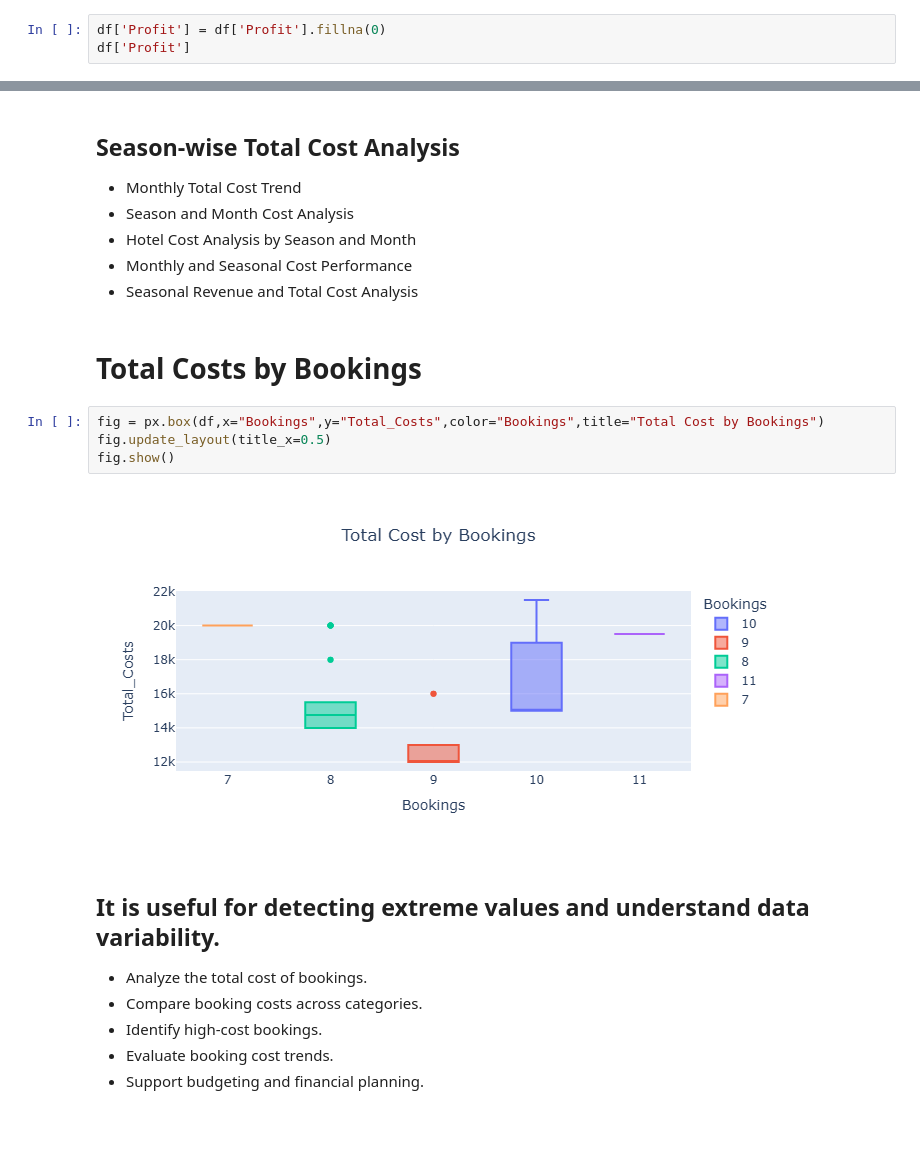
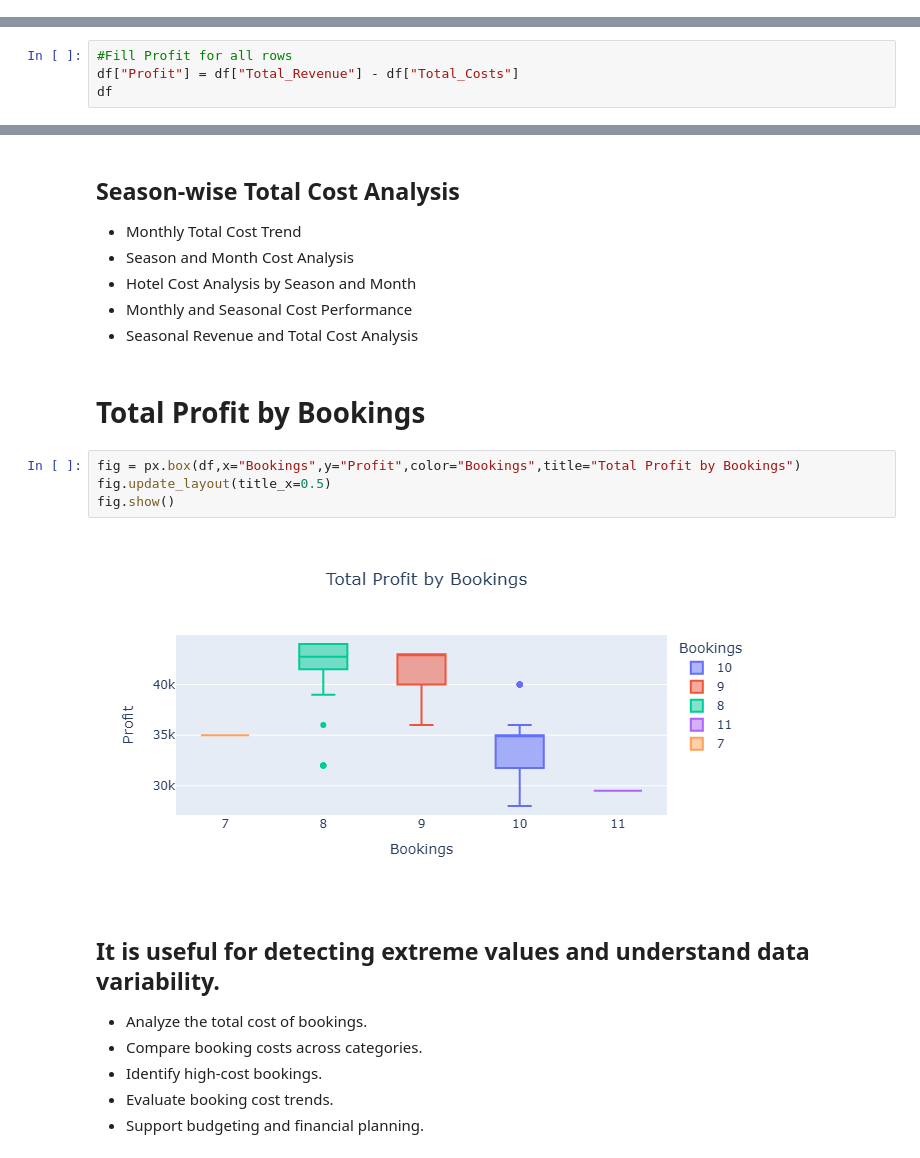
Before and after one commit to harmalmarwaha-lgtm/Hotel-Revenue-Dashboard, a Jupyter notebook: Data cleaning and preprocessing.ipynb, the cells around one changed output, grey strips where cells are left out. Drawn from its saved outputs; the diff is of its cells as text; blank space fills up the shorter version.

```diff
--- a/Data cleaning and preprocessing.ipynb
+++ b/Data cleaning and preprocessing.ipynb
@@ -283,3 +244,0 @@ df.describe(include="all")
-# %%
-df['Profit'] = df['Profit'].fillna(0)
-df['Profit']
@@ -298,0 +245,4 @@ Name: Profit, Length: 109, dtype: float64
+# %%
+#Fill Profit for all rows
+df["Profit"] = df["Total_Revenue"] - df["Total_Costs"]
+df
@@ -518,13 +482,13 @@ fig.show()
 - Monthly and Seasonal Cost Performance
 - Seasonal Revenue and Total Cost Analysis
 # %% [markdown]
-# Total Costs by Bookings
+# Total Profit by Bookings
 # %%
-fig = px.box(df,x="Bookings",y="Total_Costs",color="Bookings",title="Total Cost by Bookings")
+fig = px.box(df,x="Bookings",y="Profit",color="Bookings",title="Total Profit by Bookings")
 fig.update_layout(title_x=0.5)
 fig.show()
 # %% [output]
-[figure, old version]
+[figure, new version]
 # %% [markdown]
 ## It is useful for detecting extreme values and understand data variability.
 - Analyze the total cost of bookings.
```
Also changed, not shown: parts of 22 cells of this notebook, 1 other file.
